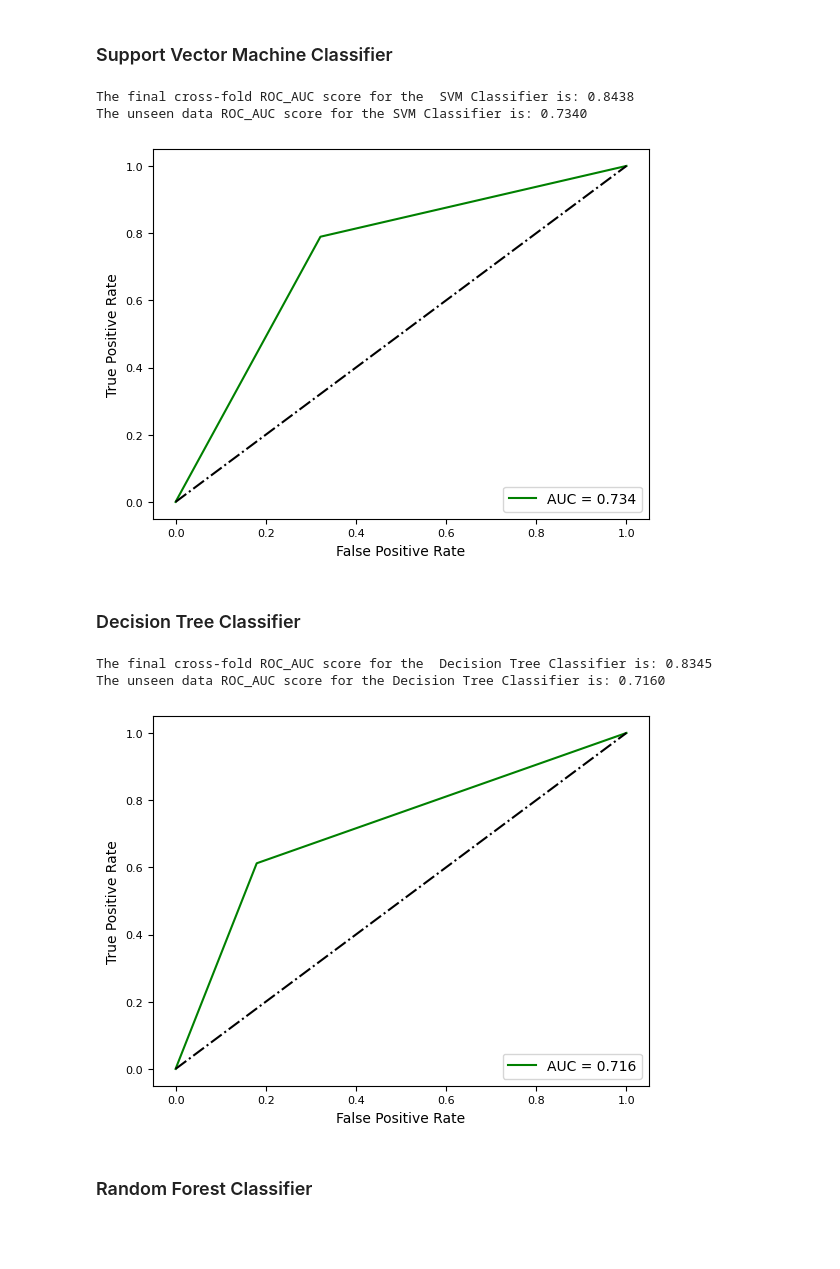
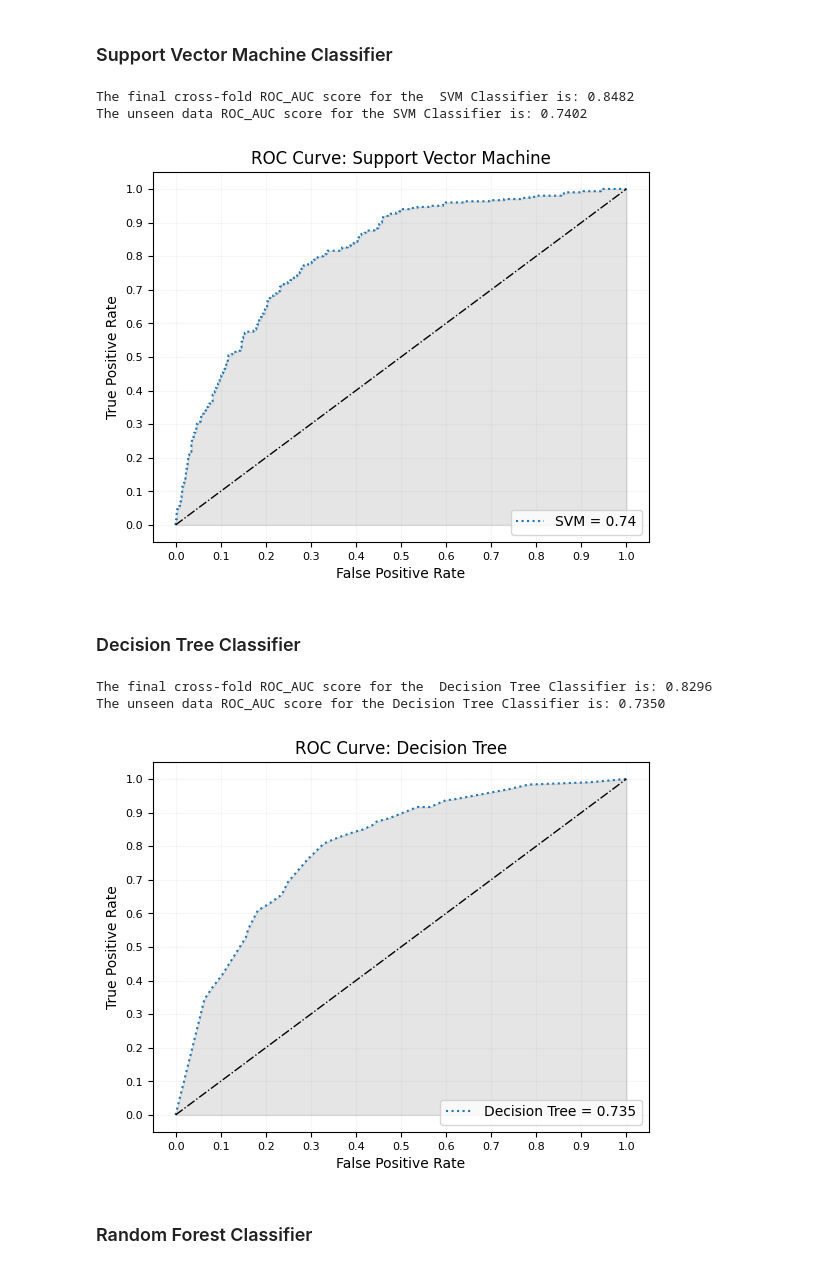
Before and after one commit to jds167/ML-Final-Project, a Jupyter notebook: greenwell-final-project.ipynb, the cells around one changed output. Saved outputs shown, nothing was run; the diff lists cells and outputs as text; code cells hidden in the pictures; blank space fills up the shorter version.

```diff
--- a/greenwell-final-project.ipynb
+++ b/greenwell-final-project.ipynb
@@ -1351,3 +1521,22 @@ def plot_roc_auc(fpr, tpr):
+# %%
+def plot_roc_auc(title,  others, X_test, y_test):
+    for name, model in others.items():
+        predictions = model.predict(X_test)
+        probabilities = model.predict_proba(X_test)
+        false_positive_rate, true_positive_right, thresholds = roc_curve(y_test, probabilities[:,1])
+        plt.plot(false_positive_rate, true_positive_right, linestyle = "dotted",
+                label = name + ' = ' + str(round(roc_auc_score(y_test, predictions),4)))
+
+    plt.plot([0,1],[0,1], linestyle = "-.", color = "black", linewidth = 1)
+    plt.fill_between(false_positive_rate, true_positive_right, alpha = .1, color = "black")
+    plt.legend(loc = "lower right", prop = {"size" : 10})
+    plt.grid(True, alpha = 0.1)
+    plt.title(title, color = "black")
+    plt.xlabel("False Positive Rate")
+    plt.ylabel("True Positive Rate")
+    plt.xticks(np.arange(0, 1.1, .1))
+    plt.yticks(np.arange(0, 1.1, .1))
+    plt.show()
 # %% [markdown]
 ### LDA - Logistic Regression
 # %%
@@ -1398,33 +1633,68 @@ The unseen data ROC_AUC score for Logistic Regression is: 0.7502
 # %% [markdown]
 ### Support Vector Machine Classifier
 # %%
+#Best Unbalanced
+# svc_pipe = Pipeline(
+#     steps=[
+#         ('preprocessing', scaled_preprocessor),
+#         ('select', SelectFromModel( RandomForestClassifier(random_state = 1, n_estimators = 200), max_features=20)),
+#         ('svc',SVC(random_state=1,  C = 4, class_weight = 'balanced', gamma = 'scale', kernel = 'linear', probability=True )),  # probability for soft voter
+
+#The final cross-fold ROC_AUC score for the  SVM Classifier is: 0.8438
+#The unseen data ROC_AUC score for the SVM Classifier is: 0.7340 (with select)
+#The unseen data ROC_AUC score for the SVM Classifier is: 0.7253 (without select)
+
+#Best balanced
 svc_pipe = Pipeline(
     steps=[
         ('preprocessing', scaled_preprocessor),
-        ('select', SelectFromModel( RandomForestClassifier(random_state = 1, n_estimators = 200), max_features=20)),
-        ('svc',SVC(random_state=1,  C = 4, class_weight = 'balanced', gamma = 'scale', kernel = 'linear', probability=True )),  # probability for soft voter
+        #('select', SelectFromModel( RandomForestClassifier(random_state = 1, n_estimators = 200), max_features=20)),
+        ('undersample' , RandomUnderSampler(sampling_strategy = 1.0, random_state = 1) ),
+        ('svc',SVC(random_state=1,  C = 0.028, class_weight = None, gamma = 'auto', kernel = 'linear', probability=True )),
         ])
+#The final cross-fold ROC_AUC score for the  SVM Classifier is: 0.8443
+#The unseen data ROC_AUC score for the SVM Classifier is: 0.7273 (undersample with select)
+#The unseen data ROC_AUC score for the SVM Classifier is: 0.7402 (undersample without select)
+# The unseen data ROC_AUC score for the SVM Classifier is: 0.7265 (using SMOTE)
+
+
 svc_pipe.fit(X_train, y_train)
 roc_auc_scores = cross_val_score(svc_pipe, X_train, y_train, cv = 5, scoring = 'roc_auc')
 print('The final cross-fold ROC_AUC score for the  SVM Classifier is: %.4f' % np.average(roc_auc_scores) )
 y_pred = svc_pipe.predict(X_test)
 roc_auc = roc_auc_score(y_test, y_pred)
 print('The unseen data ROC_AUC score for the SVM Classifier is: %.4f' % roc_auc )
 print()
-false_pos_rate, true_pos_rate, thresholds = roc_curve(y_test, y_pred)
-plot_roc_auc(false_pos_rate, true_pos_rate)
+best_models['SVM'] = svc_pipe
+plot_roc_auc('ROC Curve: Support Vector Machine', {'SVM': svc_pipe},  X_test, y_test )
 # %% [output]
-The final cross-fold ROC_AUC score for the  SVM Classifier is: 0.8438
-The unseen data ROC_AUC score for the SVM Classifier is: 0.7340
+The final cross-fold ROC_AUC score for the  SVM Classifier is: 0.8482
+The unseen data ROC_AUC score for the SVM Classifier is: 0.7402
-[figure, old version]
+[figure, new version]
 # %% [markdown]
 ### Decision Tree Classifier
 # %%
+# Best Unbalanced
+# dt_pipe = Pipeline(
+#     steps=[
+#         ('preprocessing', simple_preprocessor),
+#         ('decisiontree',DecisionTreeClassifier(random_state = 1, criterion = 'entropy', max_depth = 4, )),
+#         ])
+#The final cross-fold ROC_AUC score for the  Decision Tree Classifier is: 0.8345
+#The unseen data ROC_AUC score for the Decision Tree Classifier is: 0.7160
+
+# Best balanced
 dt_pipe = Pipeline(
     steps=[
         ('preprocessing', simple_preprocessor),
-        ('decisiontree',DecisionTreeClassifier(random_state = 1, criterion = 'entropy', max_depth = 4, )),
+        ('undersample' , RandomUnderSampler(sampling_strategy = 1.0, random_state = 1) ),
+        ('decisiontree',DecisionTreeClassifier(random_state = 1, criterion = 'gini', max_depth = 5 )),
         ])
+#The final cross-fold ROC_AUC score for the  Decision Tree Classifier is: 0.8296
+#The unseen data ROC_AUC score for the Decision Tree Classifier is: 0.7350 (with undersample)
+#The unseen data ROC_AUC score for the Decision Tree Classifier is: 0.7025 (with SMOTE)
+
+
 dt_pipe.fit(X_train, y_train)
 roc_auc_scores = cross_val_score(dt_pipe, X_train, y_train, cv = 5, scoring = 'roc_auc')
 print('The final cross-fold ROC_AUC score for the  Decision Tree Classifier is: %.4f' % np.average(roc_auc_scores) )
@@ -1432,11 +1702,11 @@ y_pred = dt_pipe.predict(X_test)
 roc_auc = roc_auc_score(y_test, y_pred)
 print('The unseen data ROC_AUC score for the Decision Tree Classifier is: %.4f' % roc_auc )
 print()
-false_pos_rate, true_pos_rate, thresholds = roc_curve(y_test, y_pred)
-plot_roc_auc(false_pos_rate, true_pos_rate)
+best_models['Decision Tree'] = dt_pipe
+plot_roc_auc('ROC Curve: Decision Tree', {'Decision Tree': dt_pipe},  X_test, y_test )
 # %% [output]
-The final cross-fold ROC_AUC score for the  Decision Tree Classifier is: 0.8345
-The unseen data ROC_AUC score for the Decision Tree Classifier is: 0.7160
+The final cross-fold ROC_AUC score for the  Decision Tree Classifier is: 0.8296
+The unseen data ROC_AUC score for the Decision Tree Classifier is: 0.7350
-[figure, old version]
+[figure, new version]
 # %% [markdown]
 ### Random Forest Classifier
```
Also changed, not shown: parts of 87 cells of this notebook.
